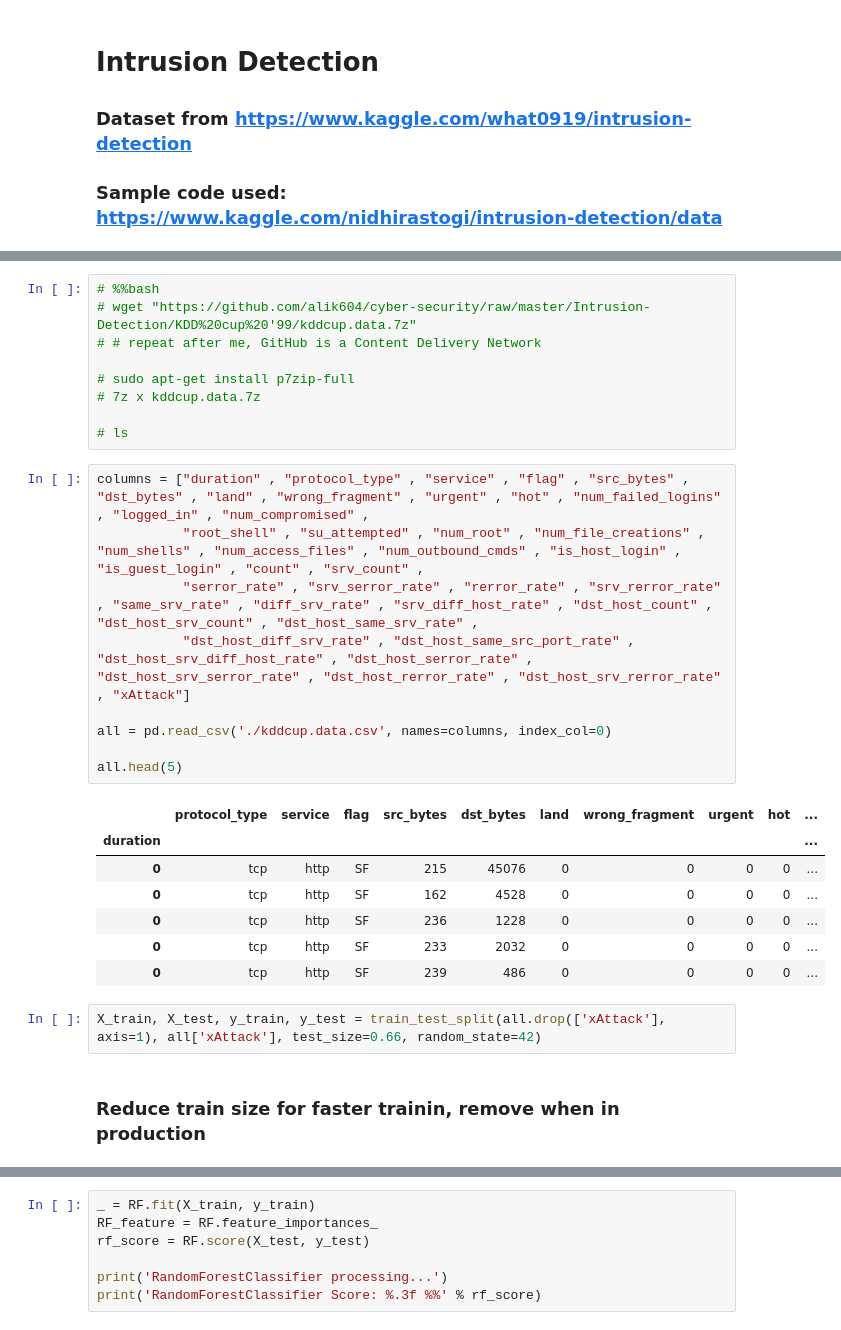
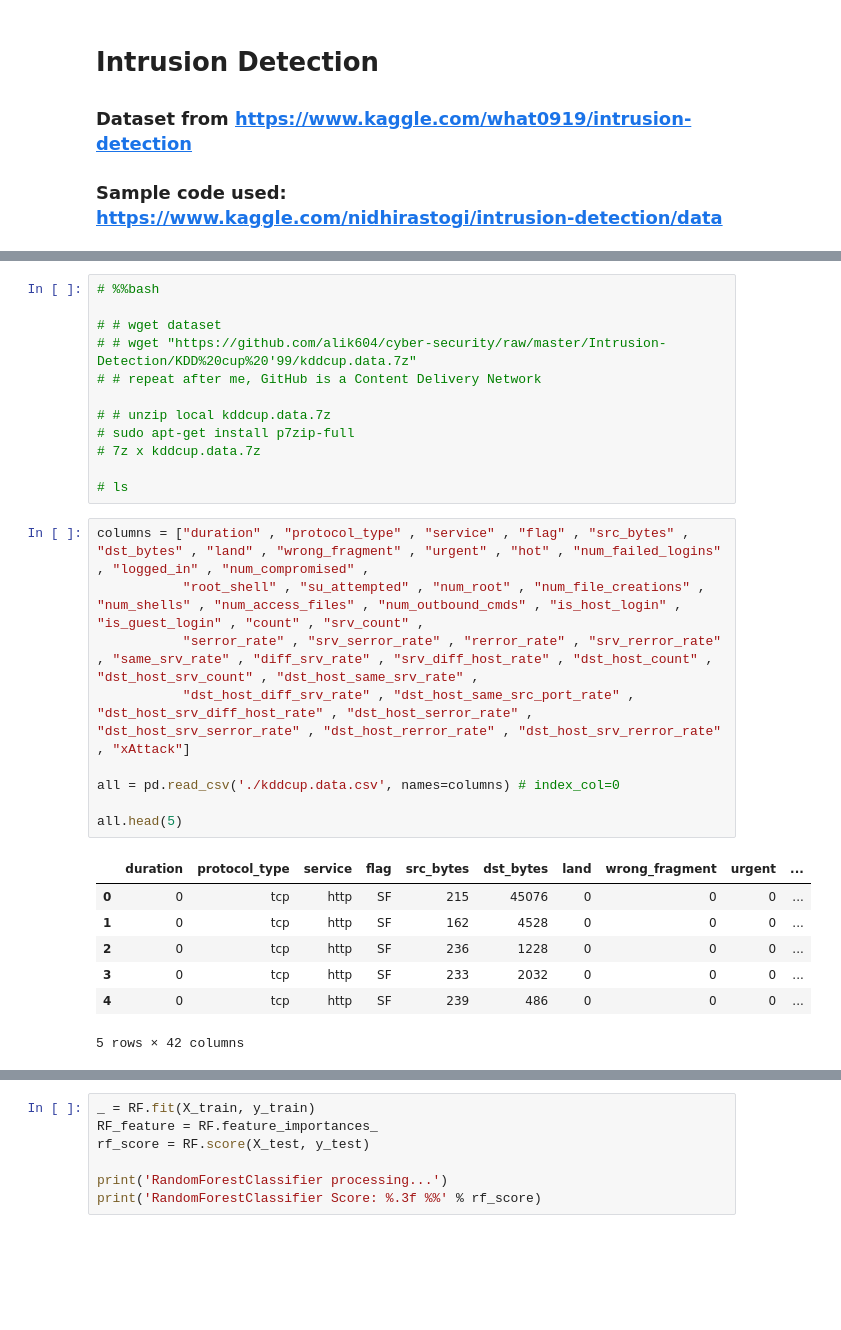
Before and after one commit to alik604/cyber-security, a Jupyter notebook: Intrusion-Detection/KDD cup '99/Intrusion_Detection_Multiclass_V3.ipynb, the cells around one changed output, grey strips where cells are left out. Drawn from its saved outputs; the diff is of its cells as text; blank space fills up the shorter version.

```diff
--- a/Intrusion-Detection/KDD cup '99/Intrusion_Detection_Multiclass_V3.ipynb
+++ b/Intrusion-Detection/KDD cup '99/Intrusion_Detection_Multiclass_V3.ipynb
@@ -38,9 +38,12 @@ import warnings
 warnings.filterwarnings("ignore")
 # %%
 # %%bash
-# wget "https://github.com/alik604/cyber-security/raw/master/Intrusion-Detection/KDD%20cup%20'99/kddcup.data.7z"
+
+# # wget dataset
+# # wget "https://github.com/alik604/cyber-security/raw/master/Intrusion-Detection/KDD%20cup%20'99/kddcup.data.7z"
 # # repeat after me, GitHub is a Content Delivery Network
 
+# # unzip local kddcup.data.7z
 # sudo apt-get install p7zip-full
 # 7z x kddcup.data.7z
 
@@ -48,21 +51,17 @@ warnings.filterwarnings("ignore")
 # %%
 columns = ["duration" , "protocol_type" , "service" , "flag" , "src_bytes" , "dst_bytes" , "land" , "wrong_fragment" , "urgent" , "hot" , "num_failed_logins" , "logged_in" , "num_compromised" ,
            "root_shell" , "su_attempted" , "num_root" , "num_file_creations" , "num_shells" , "num_access_files" , "num_outbound_cmds" , "is_host_login" , "is_guest_login" , "count" , "srv_count" ,
            "serror_rate" , "srv_serror_rate" , "rerror_rate" , "srv_rerror_rate" , "same_srv_rate" , "diff_srv_rate" , "srv_diff_host_rate" , "dst_host_count" , "dst_host_srv_count" , "dst_host_same_srv_rate" ,
            "dst_host_diff_srv_rate" , "dst_host_same_src_port_rate" , "dst_host_srv_diff_host_rate" , "dst_host_serror_rate" , "dst_host_srv_serror_rate" , "dst_host_rerror_rate" , "dst_host_srv_rerror_rate" , "xAttack"]
 
-all = pd.read_csv('./kddcup.data.csv', names=columns, index_col=0)
+all = pd.read_csv('./kddcup.data.csv', names=columns) # index_col=0
 
 all.head(5)
 # %% [output]
-|  | protocol_type | service | flag | src_bytes | dst_bytes | land | wrong_fragment | urgent | hot | ... |
-| duration |  |  |  |  |  |  |  |  |  | ... |
-| 0 | tcp | http | SF | 215 | 45076 | 0 | 0 | 0 | 0 | ... |
-| 0 | tcp | http | SF | 162 | 4528 | 0 | 0 | 0 | 0 | ... |
-| 0 | tcp | http | SF | 236 | 1228 | 0 | 0 | 0 | 0 | ... |
-| 0 | tcp | http | SF | 233 | 2032 | 0 | 0 | 0 | 0 | ... |
-| 0 | tcp | http | SF | 239 | 486 | 0 | 0 | 0 | 0 | ... |
+|  | duration | protocol_type | service | flag | src_bytes | dst_bytes | land | wrong_fragment | urgent | ... |
+| 0 | 0 | tcp | http | SF | 215 | 45076 | 0 | 0 | 0 | ... |
+| 1 | 0 | tcp | http | SF | 162 | 4528 | 0 | 0 | 0 | ... |
+| 2 | 0 | tcp | http | SF | 236 | 1228 | 0 | 0 | 0 | ... |
+| 3 | 0 | tcp | http | SF | 233 | 2032 | 0 | 0 | 0 | ... |
+| 4 | 0 | tcp | http | SF | 239 | 486 | 0 | 0 | 0 | ... |
+5 rows × 42 columns
-# %%
-X_train, X_test, y_train, y_test = train_test_split(all.drop(['xAttack'], axis=1), all['xAttack'], test_size=0.66, random_state=42)
-# %% [markdown]
-### Reduce train size for faster trainin, remove when in production
```
Also changed, not shown: parts of 39 cells of this notebook.
